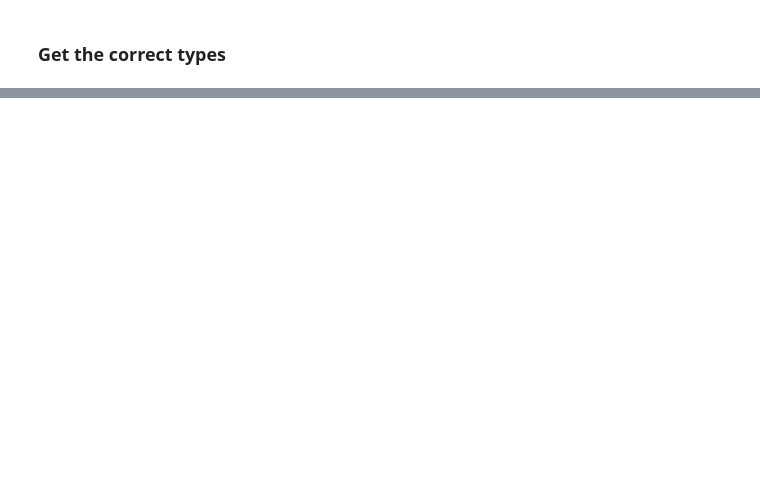
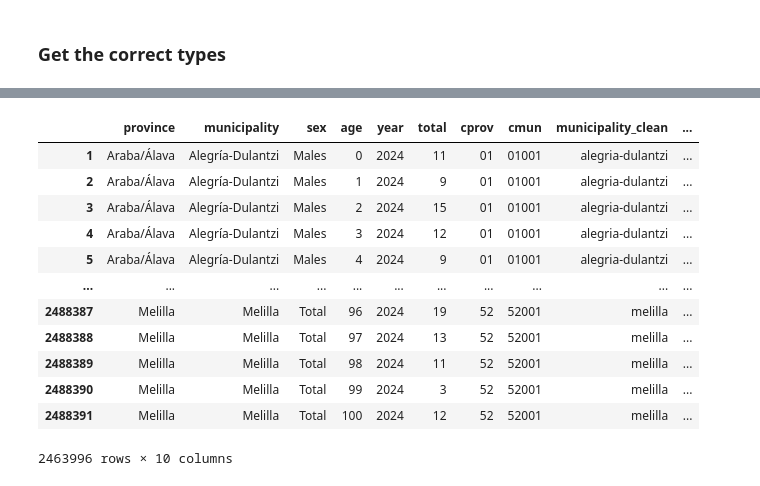
Before and after one commit to marimoysan/ml-pueblos, a Jupyter notebook: notebooks/clean_age.ipynb, the cells around one changed output, grey strips where cells are left out. Saved outputs shown, nothing was run; the diff lists cells and outputs as text; code cells hidden in the pictures; blank space fills up the shorter version.

```diff
--- a/notebooks/clean_age.ipynb
+++ b/notebooks/clean_age.ipynb
@@ -71,0 +248,16 @@ df_2024["age"] = pd.to_numeric(df_2024["age"].str.replace(".", "", regex=False))
+# %%
+df_2024
+# %% [output]
+|  | province | municipality | sex | age | year | total | cprov | cmun | municipality_clean | ... |
+| 1 | Araba/Álava | Alegría-Dulantzi | Males | 0 | 2024 | 11 | 01 | 01001 | alegria-dulantzi | ... |
+| 2 | Araba/Álava | Alegría-Dulantzi | Males | 1 | 2024 | 9 | 01 | 01001 | alegria-dulantzi | ... |
+| 3 | Araba/Álava | Alegría-Dulantzi | Males | 2 | 2024 | 15 | 01 | 01001 | alegria-dulantzi | ... |
+| 4 | Araba/Álava | Alegría-Dulantzi | Males | 3 | 2024 | 12 | 01 | 01001 | alegria-dulantzi | ... |
+| 5 | Araba/Álava | Alegría-Dulantzi | Males | 4 | 2024 | 9 | 01 | 01001 | alegria-dulantzi | ... |
+| ... | ... | ... | ... | ... | ... | ... | ... | ... | ... | ... |
+| 2488387 | Melilla | Melilla | Total | 96 | 2024 | 19 | 52 | 52001 | melilla | ... |
+| 2488388 | Melilla | Melilla | Total | 97 | 2024 | 13 | 52 | 52001 | melilla | ... |
+| 2488389 | Melilla | Melilla | Total | 98 | 2024 | 11 | 52 | 52001 | melilla | ... |
+| 2488390 | Melilla | Melilla | Total | 99 | 2024 | 3 | 52 | 52001 | melilla | ... |
+| 2488391 | Melilla | Melilla | Total | 100 | 2024 | 12 | 52 | 52001 | melilla | ... |
+2463996 rows × 10 columns
```
Also changed, not shown: parts of 20 cells of this notebook.
